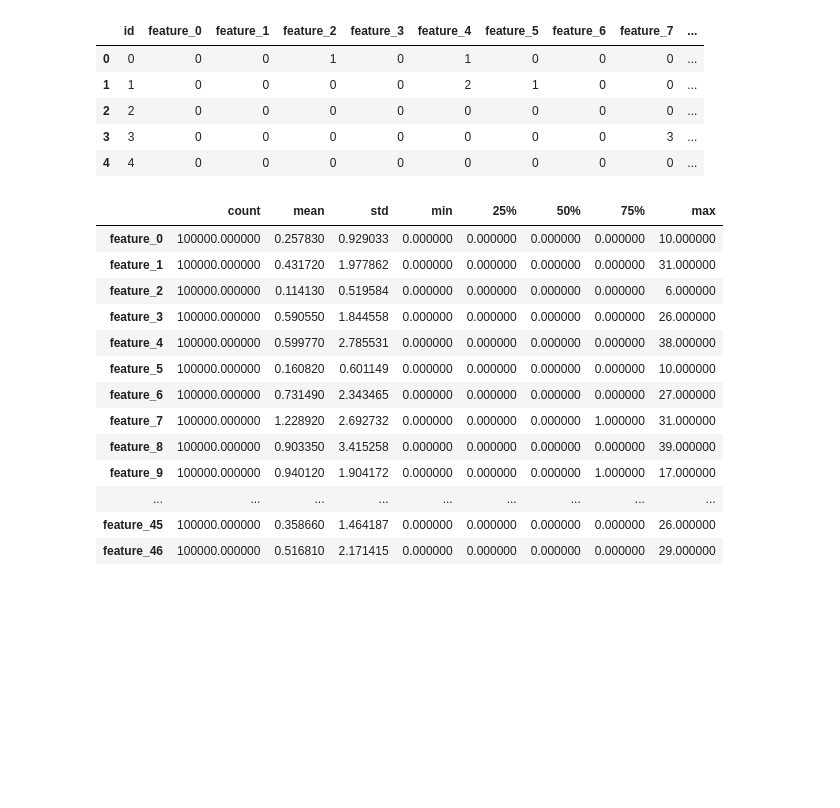
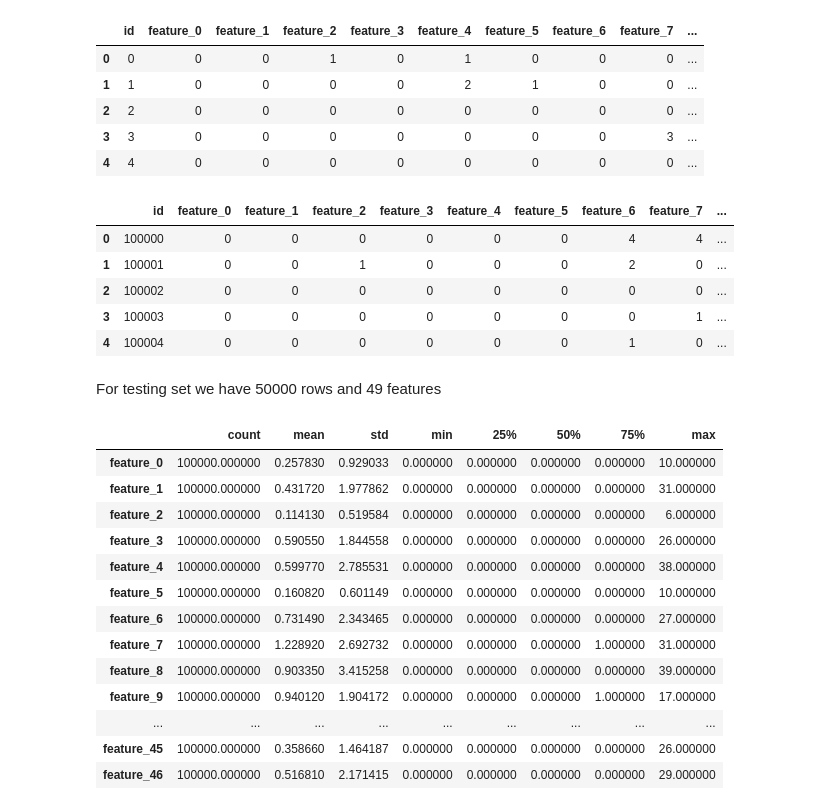
Before and after one commit to juan-ivan-NV/JI_Kaggle_Competitions, a Jupyter notebook: Tabular_Playground_Series/TPS_May_2021_H2O_PyCaret.ipynb, the cells around one changed output. Saved outputs shown, nothing was run; the diff lists cells and outputs as text; code cells hidden in the pictures; blank space fills up the shorter version.

```diff
--- a/Tabular_Playground_Series/TPS_May_2021_H2O_PyCaret.ipynb
+++ b/Tabular_Playground_Series/TPS_May_2021_H2O_PyCaret.ipynb
@@ -21,6 +21,7 @@ import plotly.graph_objects as go
 We have 50 features, 52 columns and 100000 entries for the train dataset, and also we dont have null fields, so the dataset is almost clean.
 # %%
 data_train = pd.read_csv('train.csv')
+data_test = pd.read_csv('test.csv')
 # %%
 data_train.head()
 # %% [output]
@@ -30,6 +31,17 @@ data_train.head()
 | 2 | 2 | 0 | 0 | 0 | 0 | 0 | 0 | 0 | 0 | ... |
 | 3 | 3 | 0 | 0 | 0 | 0 | 0 | 0 | 0 | 3 | ... |
 | 4 | 4 | 0 | 0 | 0 | 0 | 0 | 0 | 0 | 0 | ... |
+# %%
+data_test.head()
+# %% [output]
+|  | id | feature_0 | feature_1 | feature_2 | feature_3 | feature_4 | feature_5 | feature_6 | feature_7 | ... |
+| 0 | 100000 | 0 | 0 | 0 | 0 | 0 | 0 | 4 | 4 | ... |
+| 1 | 100001 | 0 | 0 | 1 | 0 | 0 | 0 | 2 | 0 | ... |
+| 2 | 100002 | 0 | 0 | 0 | 0 | 0 | 0 | 0 | 0 | ... |
+| 3 | 100003 | 0 | 0 | 0 | 0 | 0 | 0 | 0 | 1 | ... |
+| 4 | 100004 | 0 | 0 | 0 | 0 | 0 | 0 | 1 | 0 | ... |
+# %% [markdown]
+For testing set we have 50000 rows and 49 features
 # %%
 # Droping id col
 data_train = data_train.drop('id', axis=1)
```
Also changed, not shown: parts of 21 cells of this notebook.
